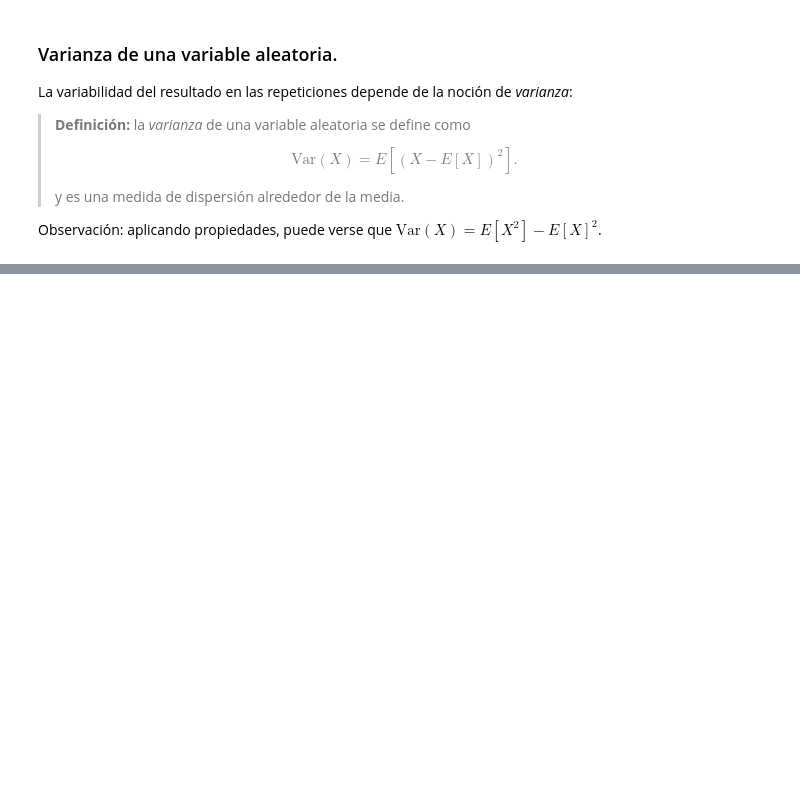
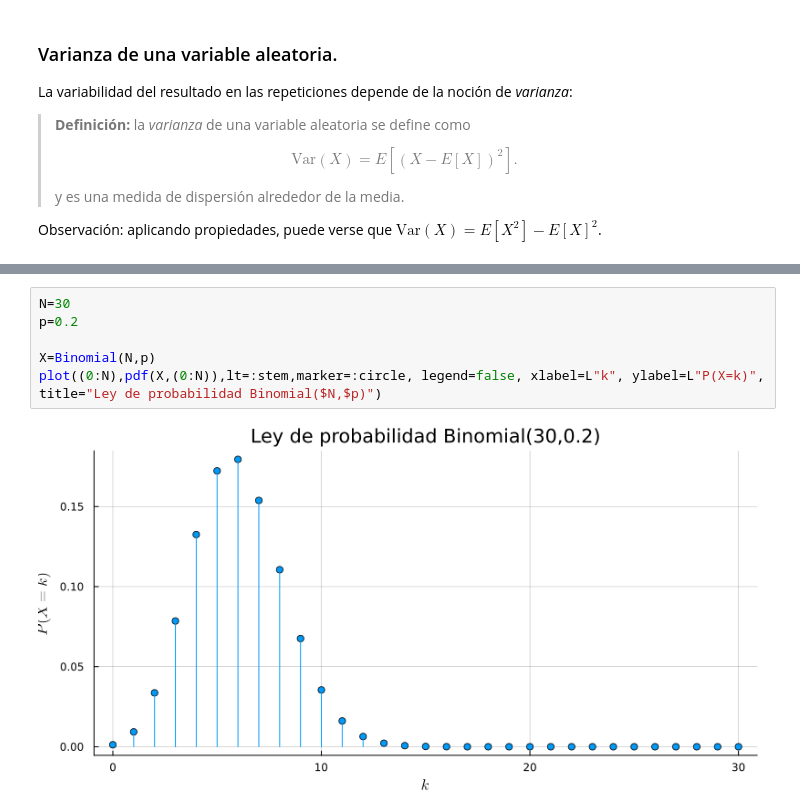
Before and after one commit to aferragu/analisisderedes, a Jupyter notebook: Tema 1 - Introduccion/Repaso de probabilidad. Introduccion a Julia.ipynb, the cells around one changed output, grey strips where cells are left out. Drawn from its saved outputs; the diff is of its cells as text; blank space fills up the shorter version.

```diff
--- a/Tema 1 - Introduccion/Repaso de probabilidad. Introduccion a Julia.ipynb
+++ b/Tema 1 - Introduccion/Repaso de probabilidad. Introduccion a Julia.ipynb
@@ -331,0 +337,8 @@ Modela la cantidad de "ocurrencias" de un evento que ocurre en promedio $\lambda
+# %%
+N=30
+p=0.2
+
+X=Binomial(N,p)
+plot((0:N),pdf(X,(0:N)),lt=:stem,marker=:circle, legend=false, xlabel=L"k", ylabel=L"P(X=k)", title="Ley de probabilidad Binomial($N,$p)")
+# %% [output]
+[figure, added]
```
Also changed, not shown: parts of 24 cells of this notebook, 3 other files.
